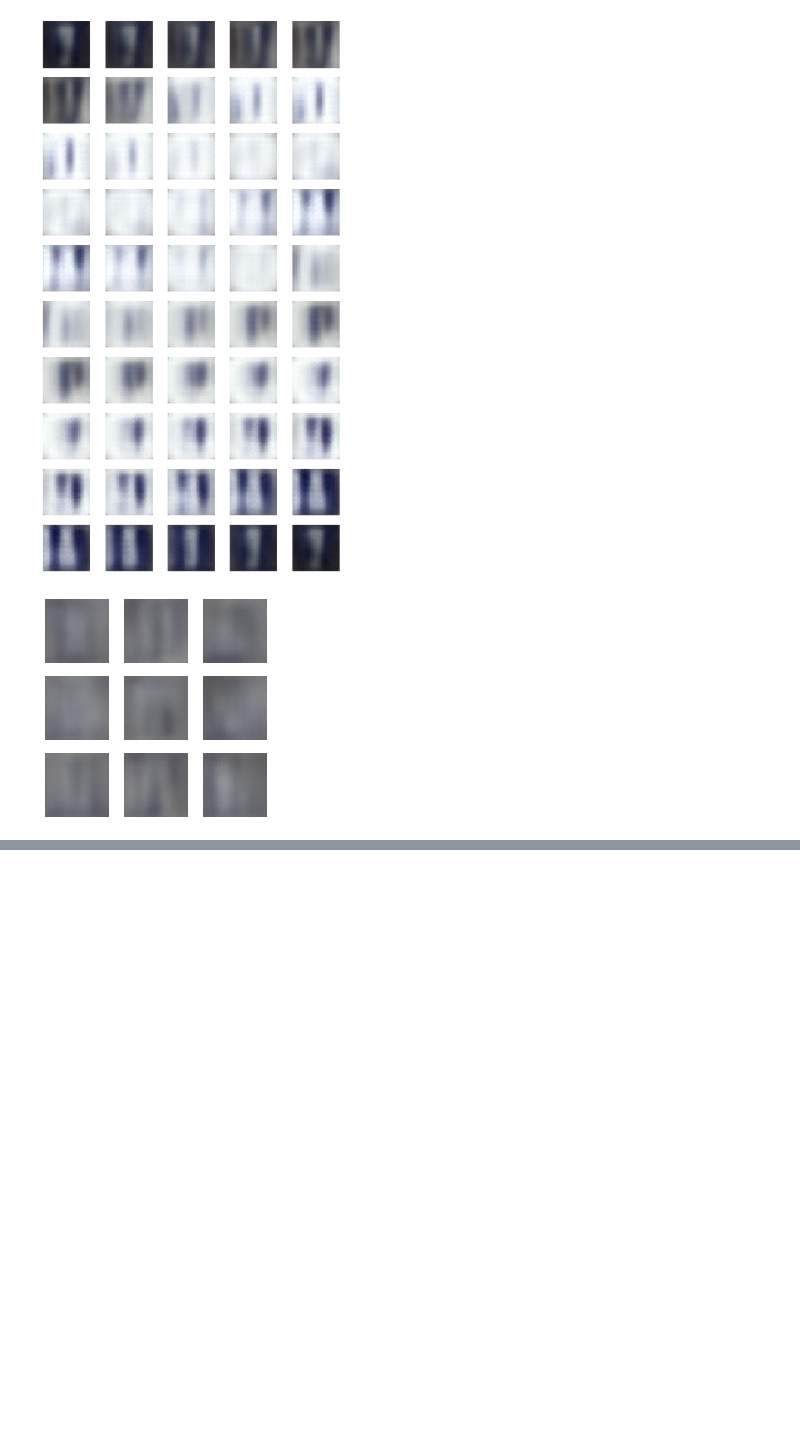
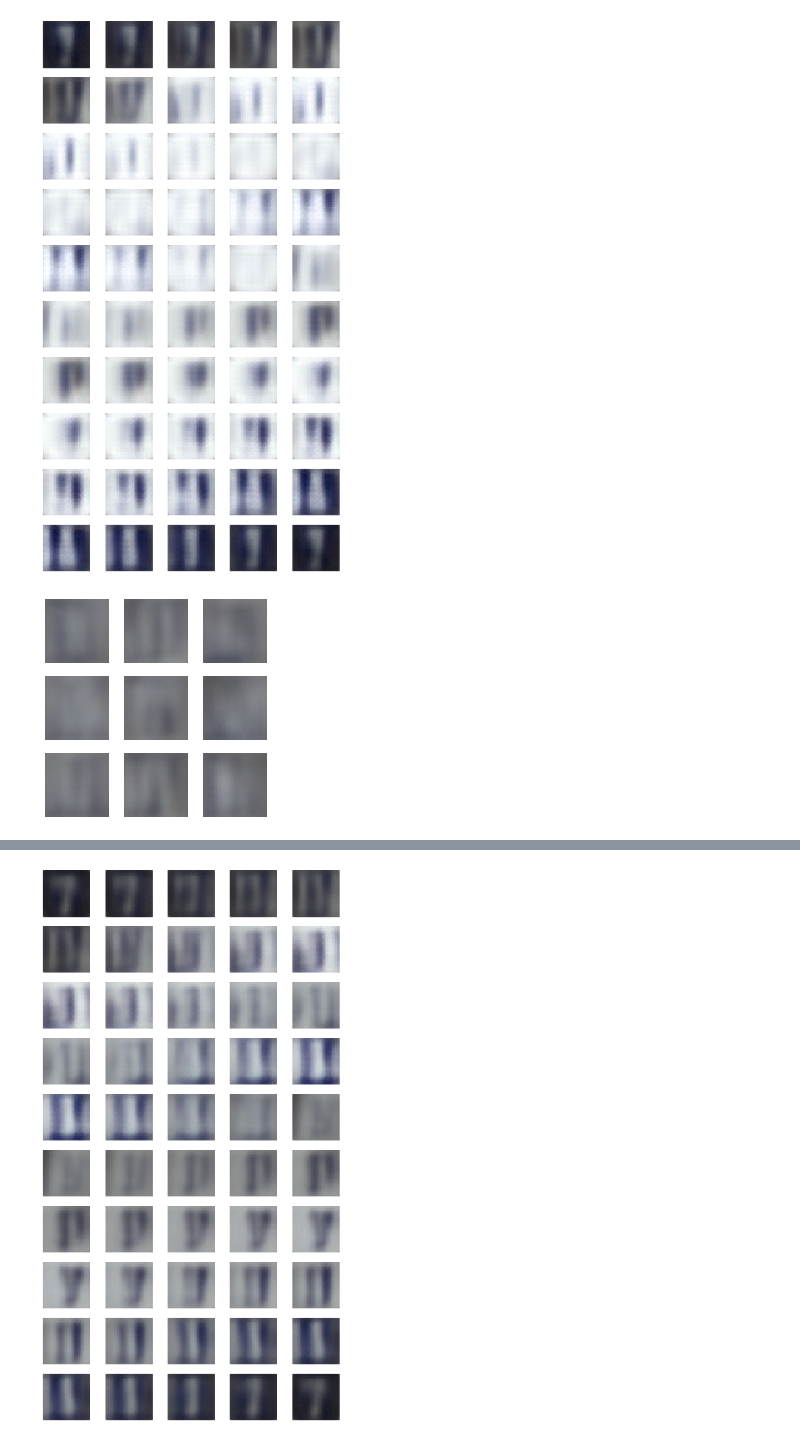
Before and after one commit to Hotckiss/DUL, a Jupyter notebook: hw3p2.ipynb, the cells around one changed output, grey strips where cells are left out. Saved outputs shown, nothing was run; the diff lists cells and outputs as text; code cells hidden in the pictures; blank space fills up the shorter version.

```diff
--- a/hw3p2.ipynb
+++ b/hw3p2.ipynb
@@ -509,4 +521,6 @@ train(model, criterion_mse, criterion_kl, optimizer, None, epochs)
 # %%
-model.eval()
-show_interpolation(model, 10, 10)
+model2.eval()
+show_interpolation(model2, 10, 5)
+# %% [output]
+[figure, added]
 # %%
```
Also changed, not shown: parts of 5 cells of this notebook.
